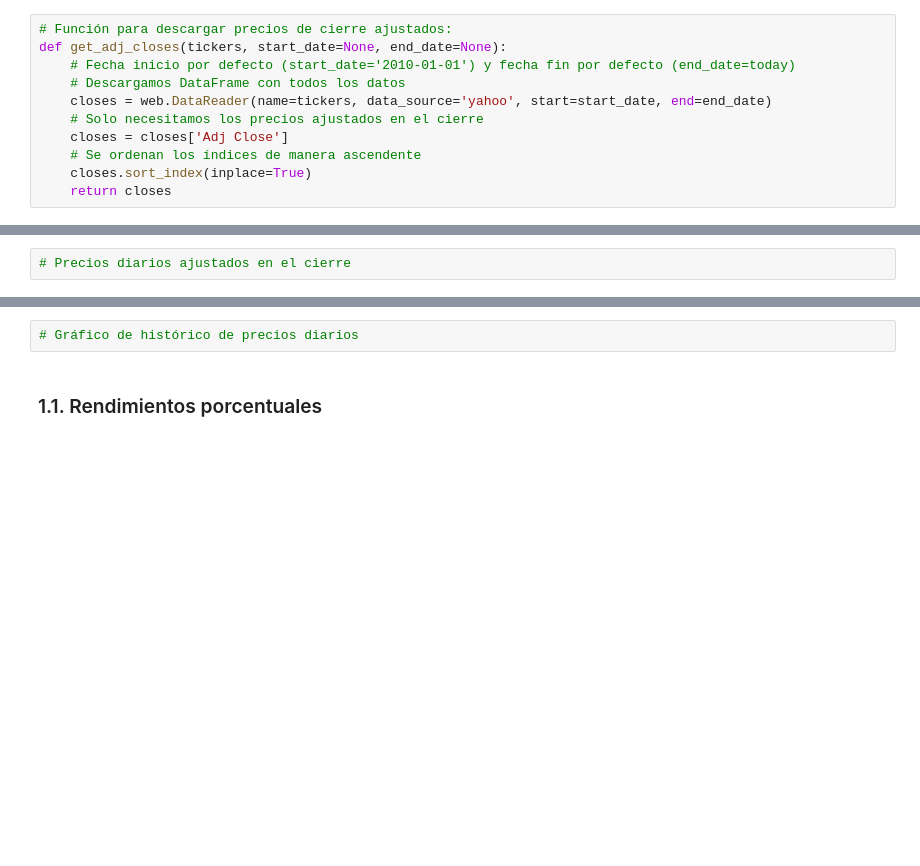
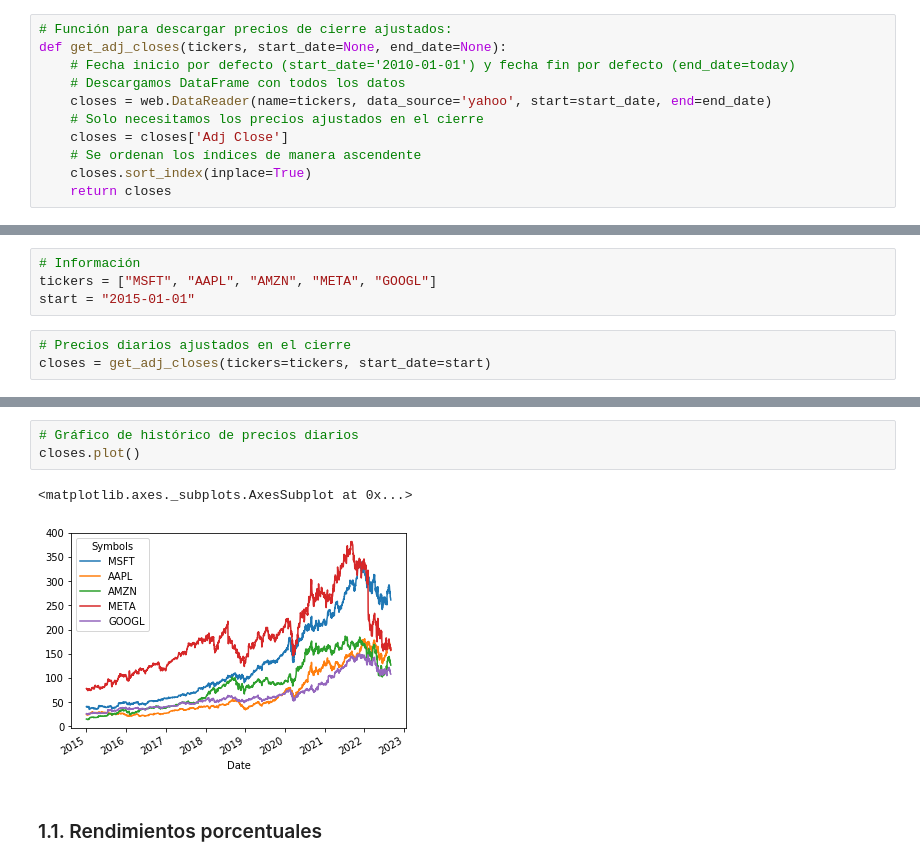
Before and after one commit to esjimenezro/porinvo2022, a Jupyter notebook: Modulo1/Clase5_MidiendoConHistoricos.ipynb, the cells around one changed output, grey strips where cells are left out. Drawn from its saved outputs; the diff is of its cells as text; blank space fills up the shorter version.

```diff
--- a/Modulo1/Clase5_MidiendoConHistoricos.ipynb
+++ b/Modulo1/Clase5_MidiendoConHistoricos.ipynb
@@ -46,2 +44,7 @@ def get_adj_closes(tickers, start_date=None, end_date=None):
+# %%
+# Información
+tickers = ["MSFT", "AAPL", "AMZN", "META", "GOOGL"]
+start = "2015-01-01"
 # %%
 # Precios diarios ajustados en el cierre
+closes = get_adj_closes(tickers=tickers, start_date=start)
@@ -48,5 +61,9 @@ def get_adj_closes(tickers, start_date=None, end_date=None):
 # %%
 # Gráfico de histórico de precios diarios
+closes.plot()
+# %% [output]
+<matplotlib.axes._subplots.AxesSubplot at 0x...>
+[figure, added]
 # %% [markdown]
 ### 1.1. Rendimientos porcentuales
 # %% [markdown]
```
Also changed, not shown: parts of 32 cells of this notebook, 1 other file.
